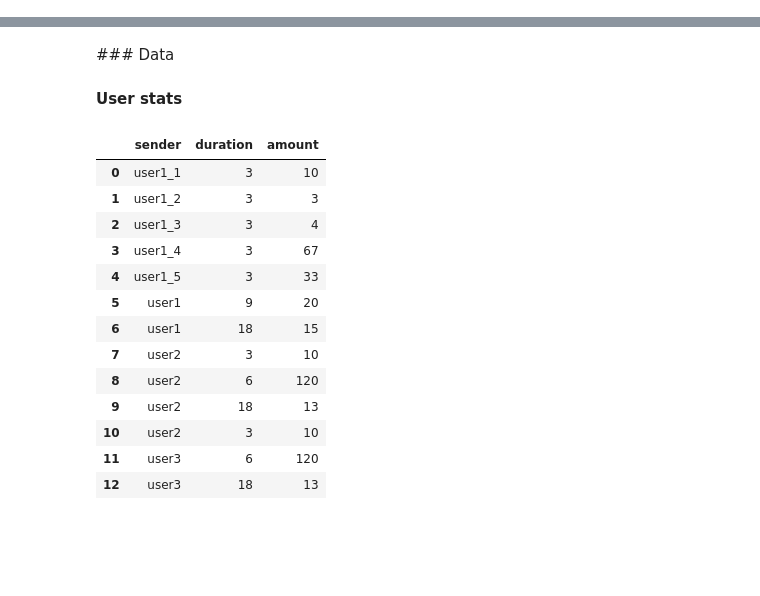
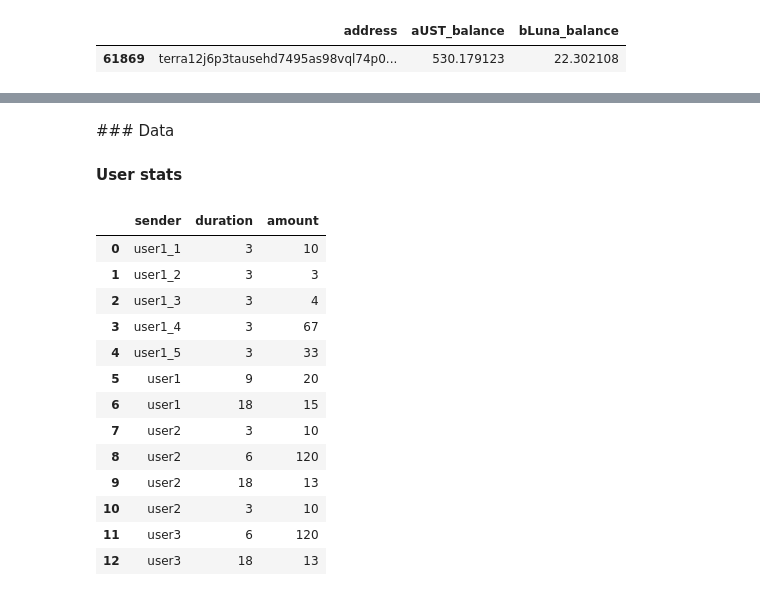
Before and after one commit to IncioMan/mars_lockdrop, a Jupyter notebook: notebook/Mars Lockdrop.ipynb, the cells around one changed output, grey strips where cells are left out. Saved outputs shown, nothing was run; the diff lists cells and outputs as text; code cells hidden in the pictures; blank space fills up the shorter version.

```diff
--- a/notebook/Mars Lockdrop.ipynb
+++ b/notebook/Mars Lockdrop.ipynb
@@ -75,6 +75,19 @@ data_claim = {
                     ['user2',70],
                     ['user3',80]],
 }
+# %%
+aust_balance = pd.read_csv('../data/balances/aUST.csv', index_col=1).drop(columns=['Unnamed: 0'])
+bluna_balance = pd.read_csv('../data/balances/bLUNA.csv', index_col=1).drop(columns=['Unnamed: 0'])
+aust_price = 1.19
+bluna_price = 54
+aust_balance = aust_balance /1000000 * aust_price
+bluna_balance = bluna_balance /1000000 * bluna_price
+# %%
+balances = aust_balance.reset_index().merge(bluna_balance.reset_index(), on='address', how='outer').fillna(0)
+balances[balances.address=='terra12j6p3tausehd7495as98vql74p0f9t2ahnafsv']
+# %% [output]
+|  | address | aUST_balance | bLuna_balance |
+| 61869 | terra12j6p3tausehd7495as98vql74p0... | 530.179123 | 22.302108 |
 # %%
 cols_dict = {}
 # %%
```
Also changed, not shown: 1 other file.
